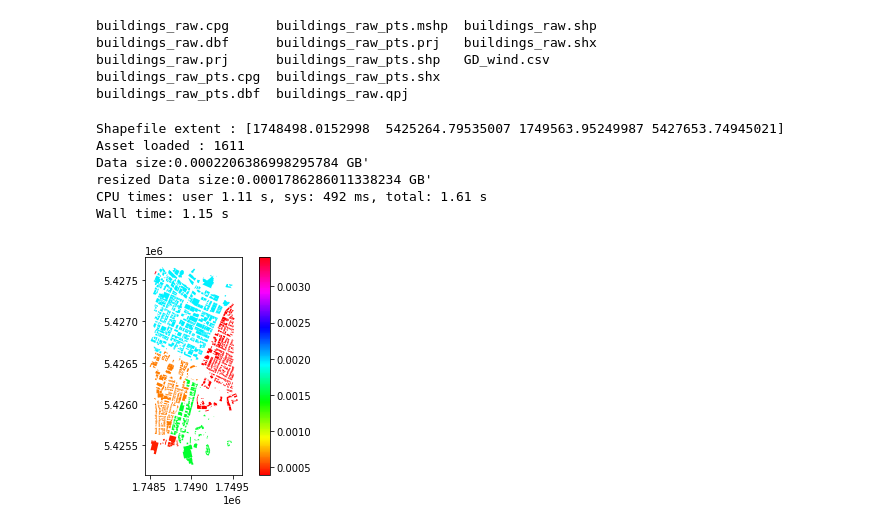
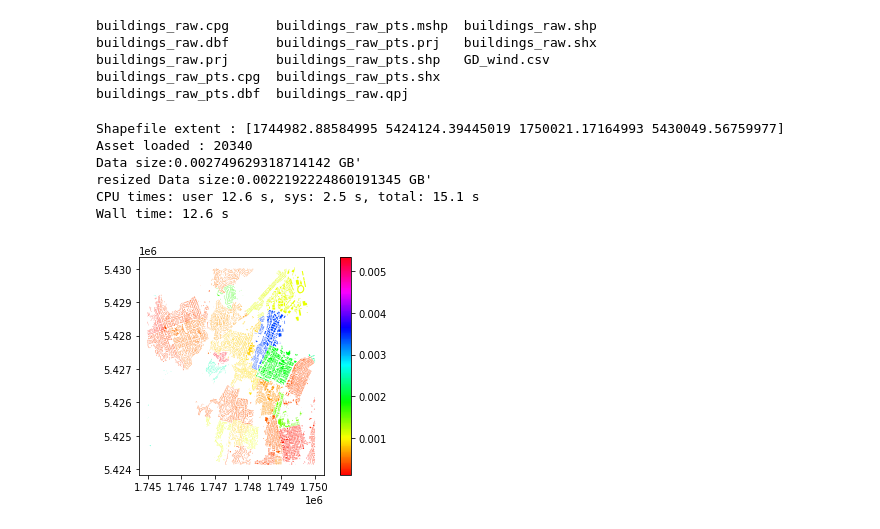
Before and after one commit to 37stu37/FFE, a Jupyter notebook: FFE_network_w_Dack.ipynb, the cells around one changed output. Saved outputs shown, nothing was run; the diff lists cells and outputs as text; code cells hidden in the pictures.

Commit message:
run on larger dataset

```diff
--- a/FFE_network_w_Dack.ipynb
+++ b/FFE_network_w_Dack.ipynb
@@ -114,18 +114,19 @@ def create_network(edge_list_dataframe):
 # %%
 %%time
 # load data
-gdf = load_data("buildings_raw.shp", 1748570, 5425500, 1749500, 5427600) # small
-# gdf = load_data("buildings_raw.shp", 1745000, 5424148, 1750000, 5430000) # larger
+# gdf = load_data("buildings_raw.shp", 1748570, 5425500, 1749500, 5427600) # small
+gdf = load_data("buildings_raw.shp", 1745000, 5424148, 1750000, 5430000) # larger
 # gdf = load_data("buildings_raw.shp", 1740508, 5420049, 1755776, 5443033) # whole
-gdf.plot(column='IgnProb_bl', cmap='hsv', legend=True)
+with ProgressBar():
+    gdf.plot(column='IgnProb_bl', cmap='hsv', legend=True)
 # %% [output]
-Shapefile extent : [1748498.0152998  5425264.79535007 1749563.95249987 5427653.74945021]
-Asset loaded : 1611
-Data size:0.0002206386998295784 GB'
-resized Data size:0.0001786286011338234 GB'
-CPU times: user 1.11 s, sys: 492 ms, total: 1.61 s
-Wall time: 1.15 s
+Shapefile extent : [1744982.88584995 5424124.39445019 1750021.17164993 5430049.56759977]
+Asset loaded : 20340
+Data size:0.002749629318714142 GB'
+resized Data size:0.0022192224860191345 GB'
+CPU times: user 12.6 s, sys: 2.5 s, total: 15.1 s
+Wall time: 12.6 s
-[figure, old version]
+[figure, new version]
 # %%
 %%time
 @dask.delayed
```
Also changed, not shown: parts of 9 cells of this notebook.
